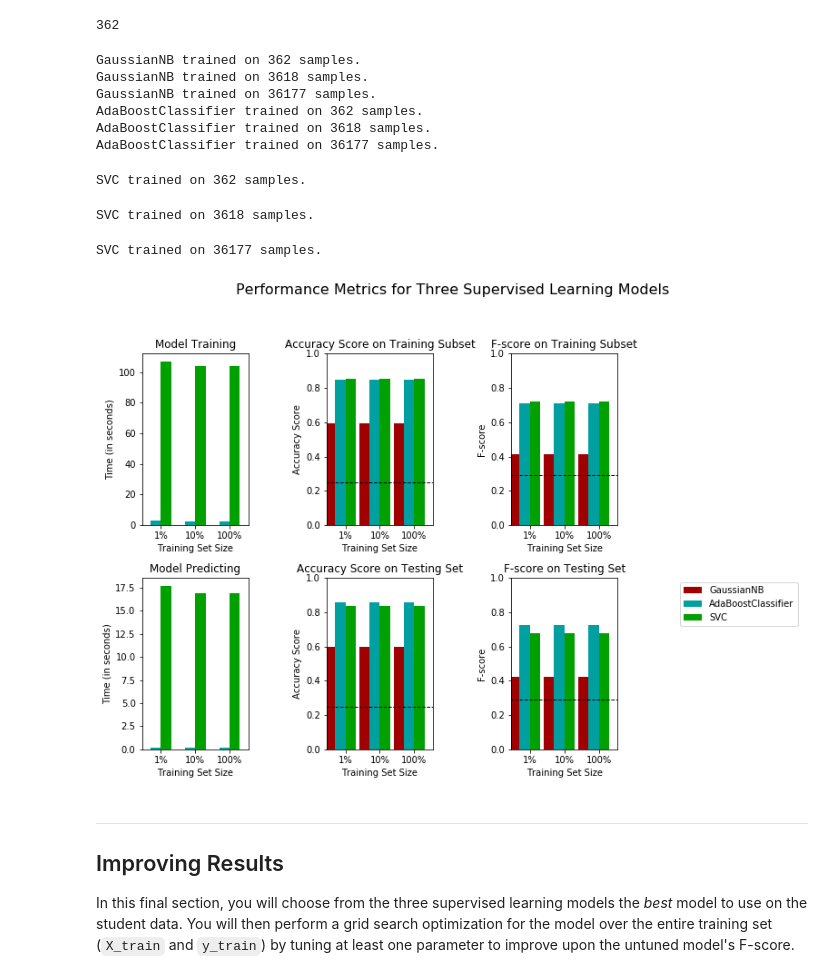
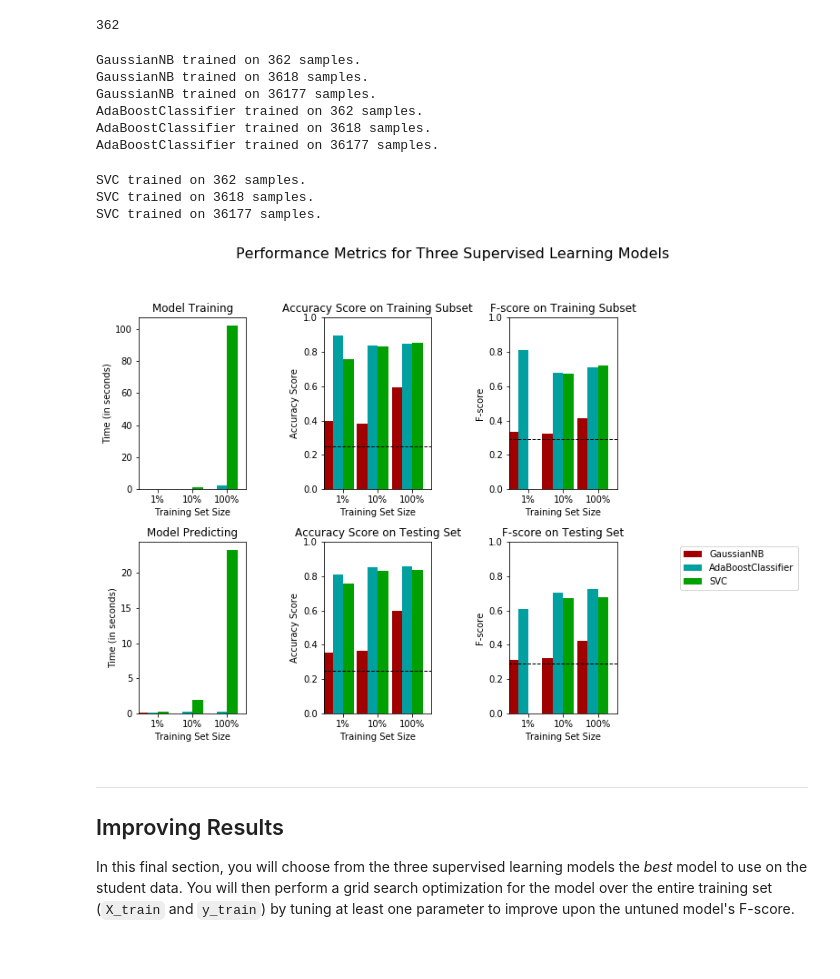
Before and after one commit to bnitin92/machine-learning, a Jupyter notebook: projects/finding_donors/finding_donors.ipynb, the cells around one changed output. Saved outputs shown, nothing was run; the diff lists cells and outputs as text; code cells hidden in the pictures.

```diff
--- a/projects/finding_donors/finding_donors.ipynb
+++ b/projects/finding_donors/finding_donors.ipynb
@@ -359,7 +351,7 @@ def train_predict(learner, sample_size, X_train, y_train, X_test, y_test):
 
     # TODO: Fit the learner to the training data using slicing with 'sample_size' using .fit(training_features[:], training_labels[:])
     start = time() # Get start time
-    learner = learner.fit(X_train, y_train)
+    learner.fit(X_train[:sample_size], y_train[:sample_size])
     end = time() # Get end time
 
     # TODO: Calculate the training time
@@ -420,39 +412,39 @@ from sklearn.naive_bayes import GaussianNB
 
 # TODO: Initialize the three models
 clf_A = GaussianNB()
-clf_B = AdaBoostClassifier()
-clf_C = SVC(random_state=0)
+clf_B = AdaBoostClassifier(random_state=0)
+clf_C = SVC(random_state=0, gamma='auto')
 
 # TODO: Calculate the number of samples for 1%, 10%, and 100% of the training data
 # HINT: samples_100 is the entire training set i.e. len(y_train)
 # HINT: samples_10 is 10% of samples_100 (ensure to set the count of the values to be `int` and not `float`)
 # HINT: samples_1 is 1% of samples_100 (ensure to set the count of the values to be `int` and not `float`)
 samples_100 = round(len(X_train) * 1)
 samples_10 = round(len(X_train) * .1)
 samples_1 = round(len(X_train) * .01)
 
 # Collect results on the learners
 results = {}
 for clf in [clf_A, clf_B, clf_C]:
     clf_name = clf.__class__.__name__
     results[clf_name] = {}
     for i, samples in enumerate([samples_1, samples_10, samples_100]):
         results[clf_name][i] = \
         train_predict(clf, samples, X_train, y_train, X_test, y_test)
 
 # Run metrics visualization for the three supervised learning models chosen
 vs.evaluate(results, accuracy, fscore)
 # %% [output]
 GaussianNB trained on 362 samples.
 GaussianNB trained on 3618 samples.
 GaussianNB trained on 36177 samples.
 AdaBoostClassifier trained on 362 samples.
 AdaBoostClassifier trained on 3618 samples.
 AdaBoostClassifier trained on 36177 samples.
 SVC trained on 362 samples.
+SVC trained on 3618 samples.
+SVC trained on 36177 samples.
-SVC trained on 3618 samples.
-SVC trained on 36177 samples.
-[figure, old version]
+[figure, new version]
 # %% [markdown]
 ----
 ## Improving Results
```
Also changed, not shown: parts of 4 cells of this notebook, 1 other file.
